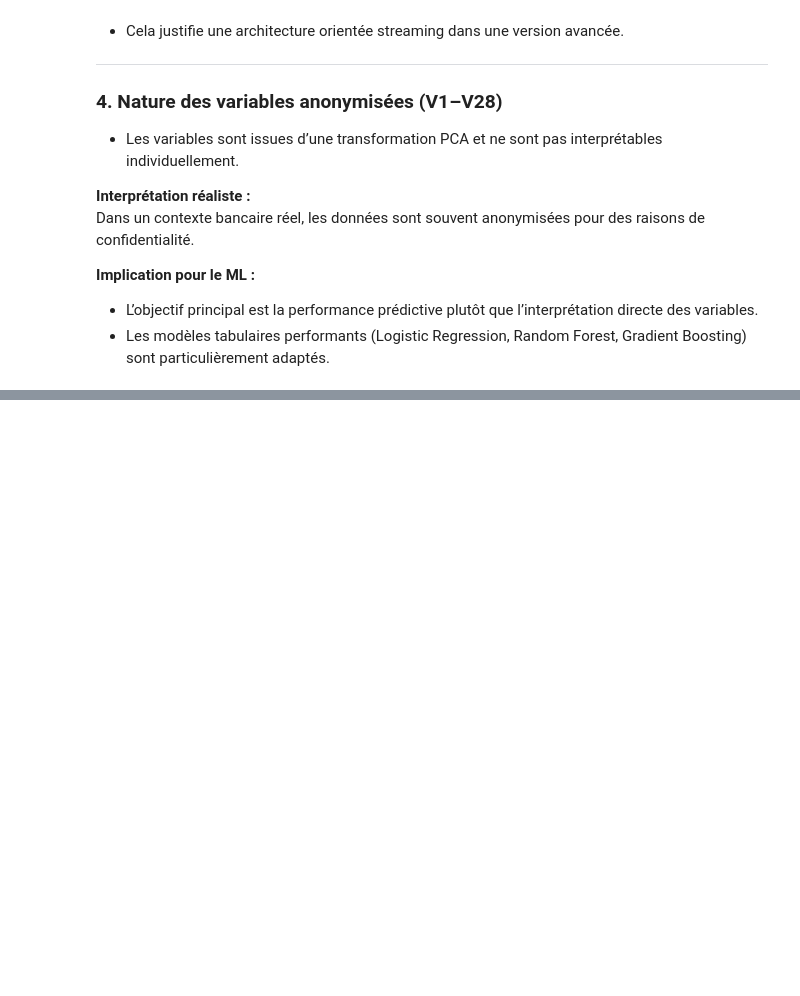
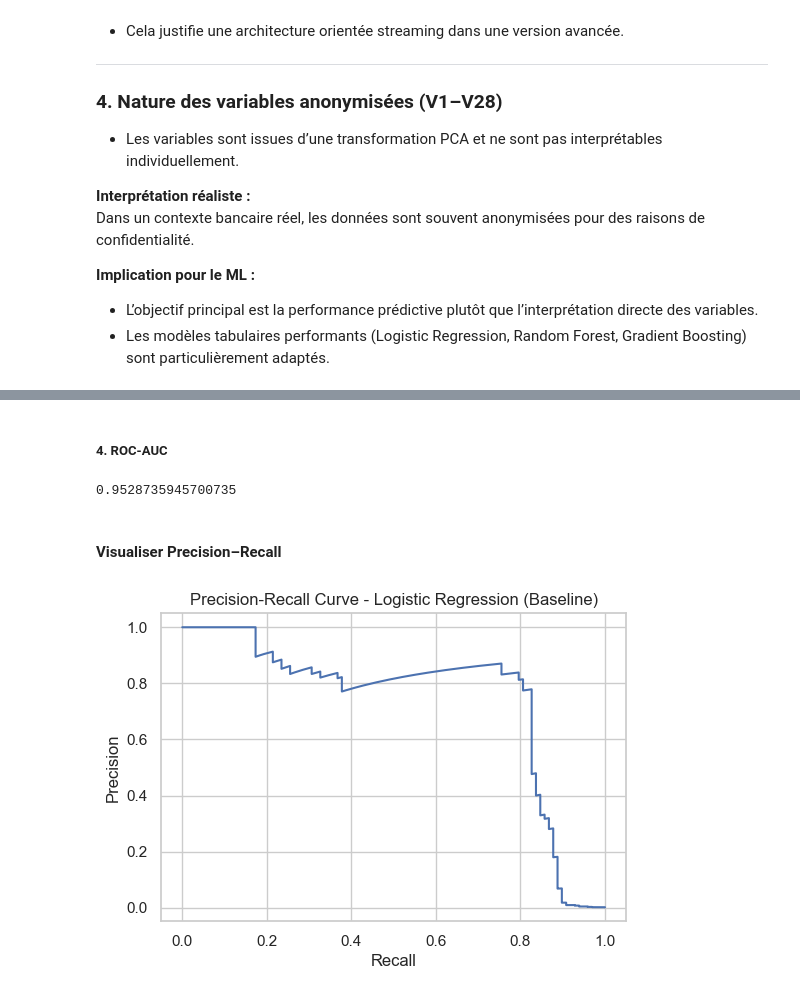
Before and after one commit to ayasmihii/fraud-detection-ml, a Jupyter notebook: notebooks/01_eda_credit_card_fraud.ipynb, the cells around one changed output, grey strips where cells are left out. Cells and saved outputs as stored; diff of their text form; code cells hidden in the pictures; blank space fills up the shorter version.

```diff
--- a/notebooks/01_eda_credit_card_fraud.ipynb
+++ b/notebooks/01_eda_credit_card_fraud.ipynb
@@ -170,0 +186,3 @@ Dans un contexte bancaire réel, les données sont souvent anonymisées pour des
+# %%
+X = df.drop(columns=["Class"])
+y = df["Class"]
@@ -170,0 +191,8 @@ Dans un contexte bancaire réel, les données sont souvent anonymisées pour des
+# %%
+X_train, X_test, y_train, y_test = train_test_split(
+    X,
+    y,
+    test_size=0.2,
+    random_state=42,
+    stratify=y
+)
@@ -170,0 +201,7 @@ Dans un contexte bancaire réel, les données sont souvent anonymisées pour des
+# %%
+baseline_model = LogisticRegression(
+    max_iter=1000,
+    solver="lbfgs"
+)
+
+baseline_model.fit(X_train, y_train)
@@ -170,0 +221,3 @@ Dans un contexte bancaire réel, les données sont souvent anonymisées pour des
+# %%
+y_pred = baseline_model.predict(X_test)
+y_proba = baseline_model.predict_proba(X_test)[:, 1]
@@ -170,0 +245,20 @@ Dans un contexte bancaire réel, les données sont souvent anonymisées pour des
+# %% [markdown]
+##### 4. ROC-AUC
+# %%
+roc_auc = roc_auc_score(y_test, y_proba)
+roc_auc
+# %% [output]
+0.9528735945700735
+# %% [markdown]
+#### Visualiser Precision–Recall
+# %%
+precision, recall, thresholds = precision_recall_curve(y_test, y_proba)
+
+plt.figure(figsize=(6,4))
+plt.plot(recall, precision)
+plt.xlabel("Recall")
+plt.ylabel("Precision")
+plt.title("Precision-Recall Curve - Logistic Regression (Baseline)")
+plt.show()
+# %% [output]
+[figure, added]
```
Also changed, not shown: parts of 27 cells of this notebook.
